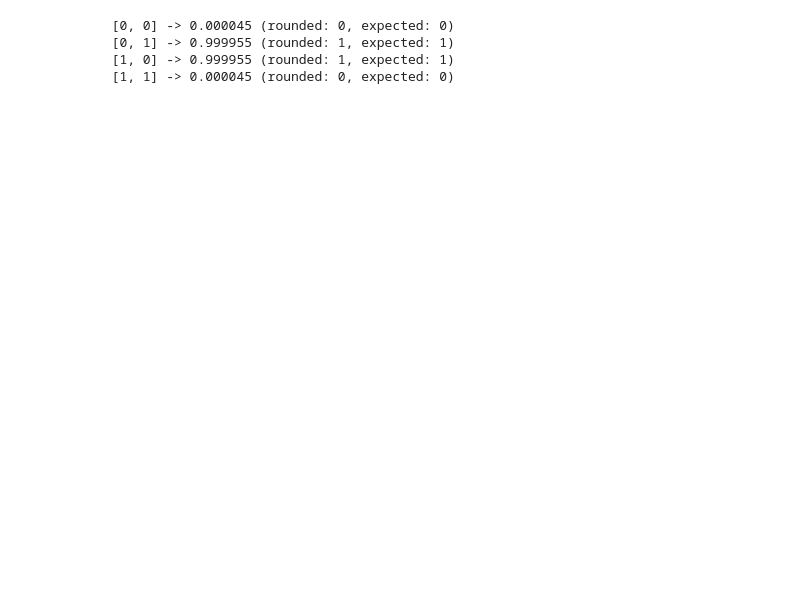
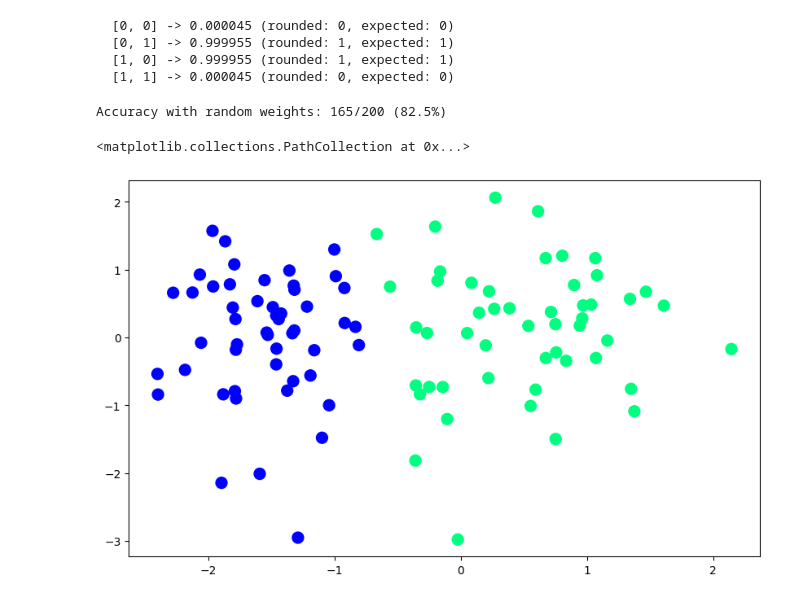
Before and after one commit to priyansh-commits/Deep_Learning, a Jupyter notebook: dl_1.ipynb, the cells around one changed output. Drawn from its saved outputs; the diff is of its cells as text; code cells hidden in the pictures; blank space fills up the shorter version.

```diff
--- a/dl_1.ipynb
+++ b/dl_1.ipynb
@@ -92,3 +92,24 @@ circle_net = Network([
     Layer(n_inputs=2, n_neurons=8),
     Layer(n_inputs=8, n_neurons=1),
 ])
+correct = 0
+for inputs, expected in data:
+    result = circle_net.forward(inputs)
+    predicted = 1 if result[0] >= 0.5 else 0
+    if predicted == expected:
+        correct += 1
+
+print(f"Accuracy with random weights: {correct}/{len(data)} ({100*correct/len(data):.1f}%)")
+# %% [output]
+Accuracy with random weights: 165/200 (82.5%)
+# %%
+from sklearn.datasets import make_classification
+import numpy as np
+X, y = make_classification(n_samples=100, n_features=2, n_informative=1,n_redundant=0,
+                           n_classes=2, n_clusters_per_class=1, random_state=41,hypercube=False,class_sep=10)
+import matplotlib.pyplot as plt
+plt.figure(figsize=(10,6))
+plt.scatter(X[:,0],X[:,1],c=y,cmap='winter',s=100)
+# %% [output]
+<matplotlib.collections.PathCollection at 0x...>
+[figure, added]
```
Also changed, not shown: parts of 2 cells of this notebook.
